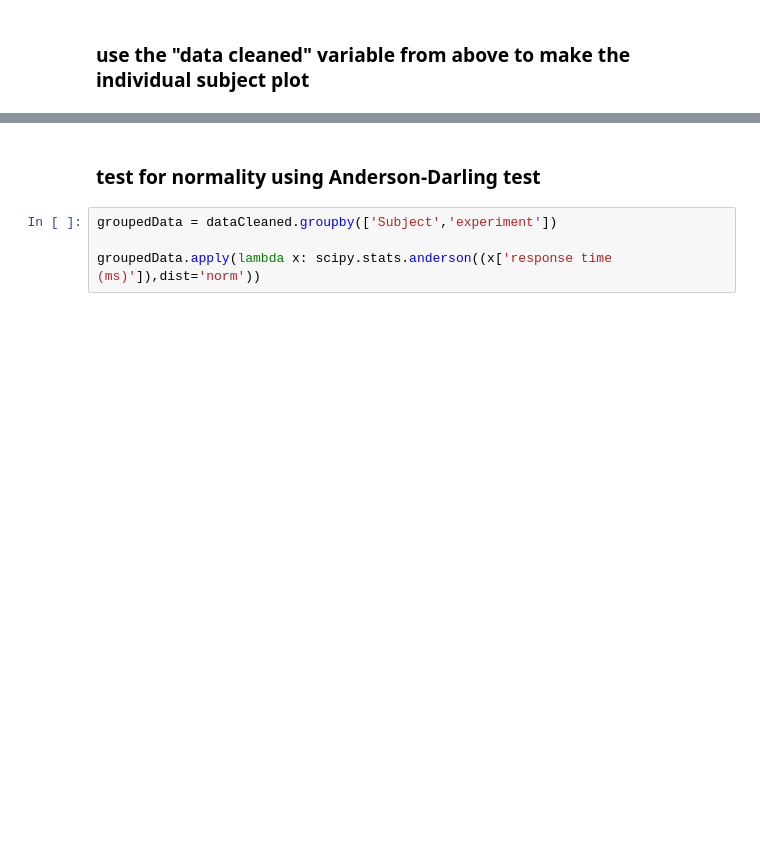
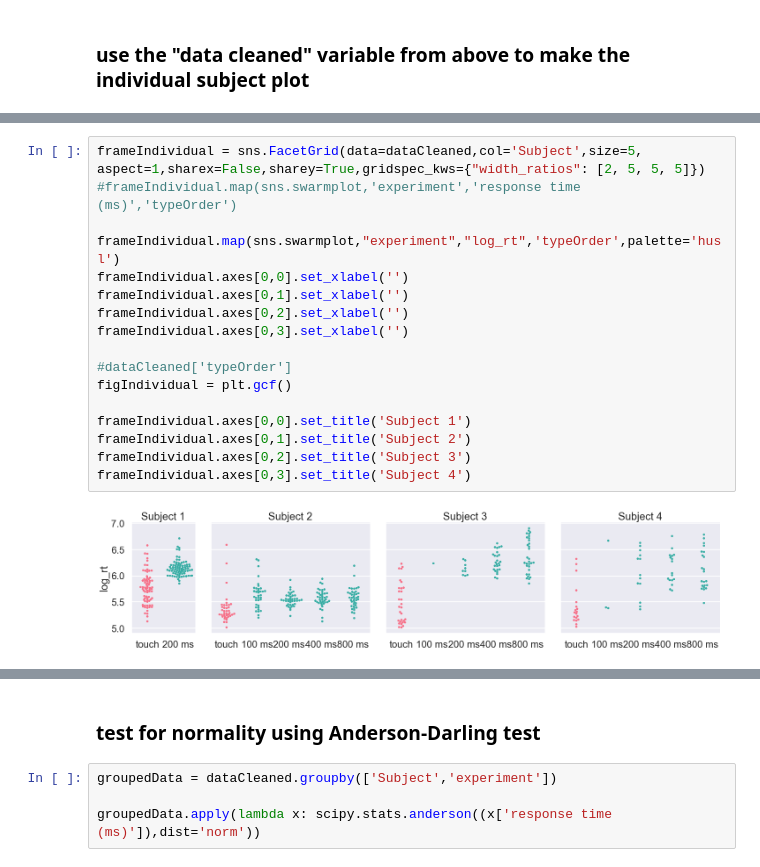
Before and after one commit to davidjuliancaldwell/responseTimingPaper, a Jupyter notebook: plotting_response_time_data.ipynb, the cells around one changed output, grey strips where cells are left out. Drawn from its saved outputs; the diff is of its cells as text; blank space fills up the shorter version.

```diff
--- a/plotting_response_time_data.ipynb
+++ b/plotting_response_time_data.ipynb
@@ -331,0 +358,19 @@ if saveFig:
+# %%
+frameIndividual = sns.FacetGrid(data=dataCleaned,col='Subject',size=5, aspect=1,sharex=False,sharey=True,gridspec_kws={"width_ratios": [2, 5, 5, 5]})
+#frameIndividual.map(sns.swarmplot,'experiment','response time (ms)','typeOrder')
+
+frameIndividual.map(sns.swarmplot,"experiment","log_rt",'typeOrder',palette='husl')
+frameIndividual.axes[0,0].set_xlabel('')
+frameIndividual.axes[0,1].set_xlabel('')
+frameIndividual.axes[0,2].set_xlabel('')
+frameIndividual.axes[0,3].set_xlabel('')
+
+#dataCleaned['typeOrder']
+figIndividual = plt.gcf()
+
+frameIndividual.axes[0,0].set_title('Subject 1')
+frameIndividual.axes[0,1].set_title('Subject 2')
+frameIndividual.axes[0,2].set_title('Subject 3')
+frameIndividual.axes[0,3].set_title('Subject 4')
+# %% [output]
+[figure, added]
```
Also changed, not shown: parts of 12 cells of this notebook.
